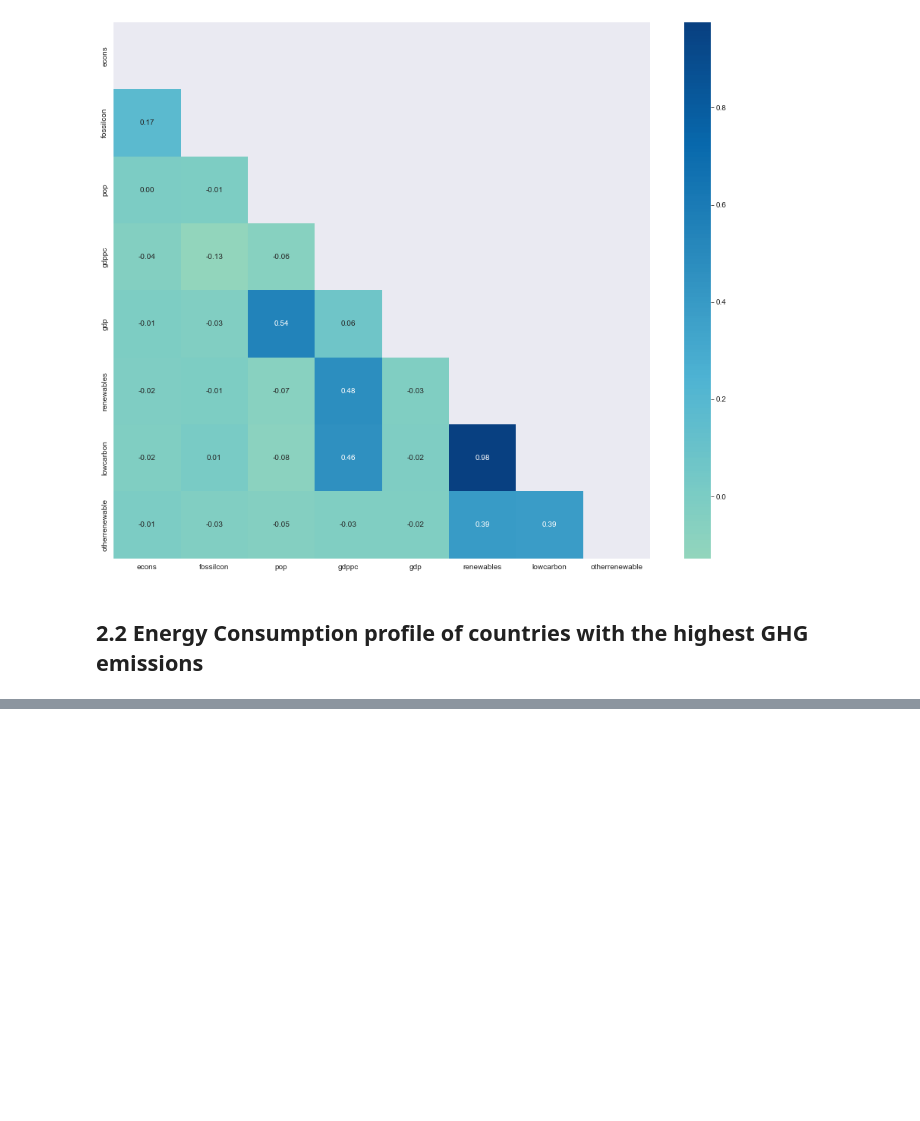
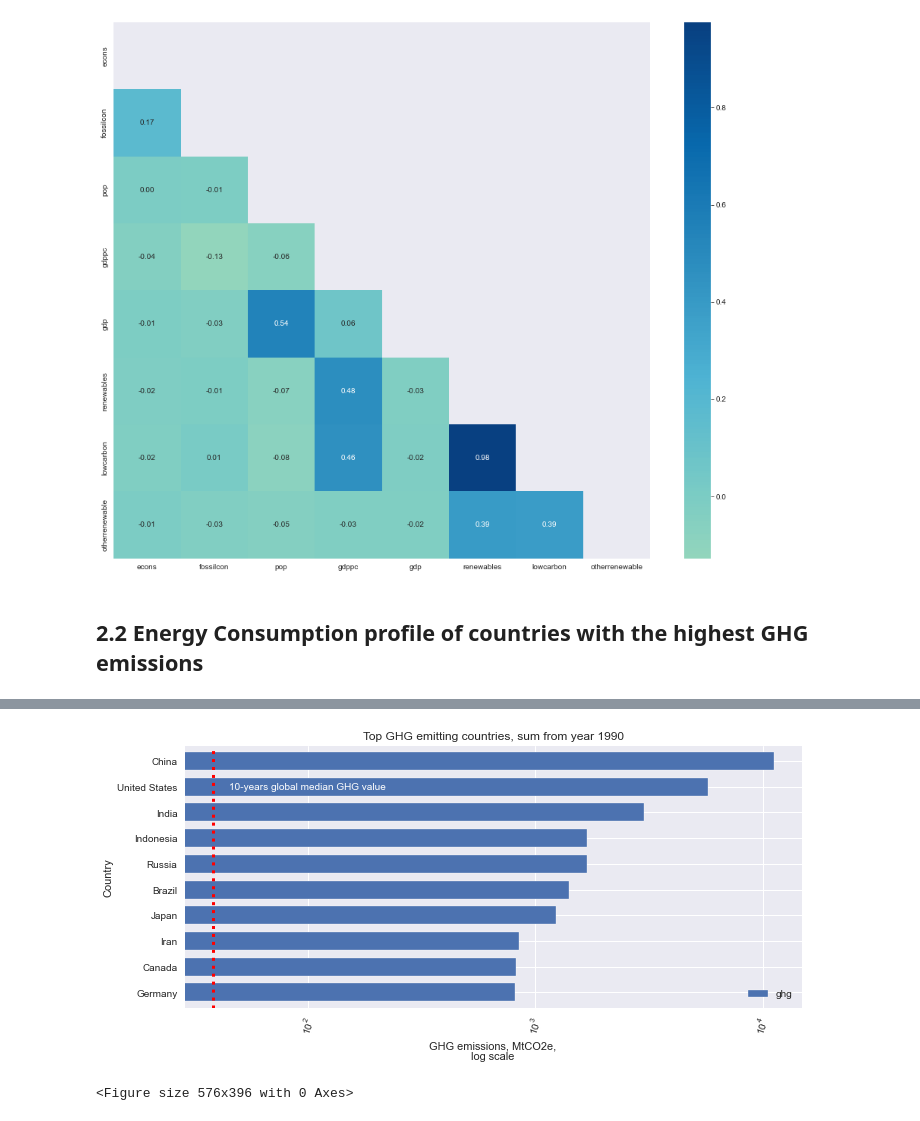
Before and after one commit to Edoardo1996/iornhack-final-project, a Jupyter notebook: main.ipynb, the cells around one changed output, grey strips where cells are left out. Cells and saved outputs as stored; diff of their text form; code cells hidden in the pictures; blank space fills up the shorter version.

```diff
--- a/main.ipynb
+++ b/main.ipynb
@@ -649,0 +643,15 @@ memory usage: 48.9+ KB
+# %%
+# Format
+
+ghg['1990'] = ghg['1990'].replace('false', 0.0)
+ghg['1990'] = ghg['1990'].astype('float64')
+
+ghg.columns = ghg.columns.str.replace('/', '_').str.lower()
+# %%
+# We will need to find the top ten countries based on their GHG emissions level
+
+ghg=pd.melt(ghg, id_vars='country_region',
+            value_vars=['1990', '1991', '1992', '1993', '1994', '1995', '1996', '1997', '1998', '1999', '2000', '2001', '2002', '2003', '2004', '2005', '2006', '2007', '2008', '2009', '2010', '2011', '2012', '2013', '2014', '2015', '2016', '2017', '2018', '2019'],
+            value_name='ghg',
+            var_name='year',
+            ignore_index=False)
@@ -649,0 +660,3 @@ memory usage: 48.9+ KB
+# %%
+# filter for last years
+ghg=ghg[ghg['year']>='2010']
@@ -649,0 +677,49 @@ memory usage: 48.9+ KB
+# %%
+# Choosing the top 10 countries with the largest amount of GHG emissions:
+
+topghg=ghg.groupby('country_region', as_index=False).agg({'ghg': 'median'}).sort_values('ghg', ascending=False).head(10)
+topghg.sort_values('ghg', ascending=False)
+
+# Let's calculate the median value of GHG emission for the last 10 year for all countries for comparison
+
+ghg=ghg[ghg['year']>='2010']
+medianghg=ghg.ghg.median()
+
+# Selecting top countries with the highest GHG emissions from the list of World Energy Consumption
+
+t=[]
+for c in topghg['country_region']:
+    if c not in t:
+        t.append(c)
+
+ctbarh=topghg[topghg['country_region'].isin(t)].sort_values(by='ghg')
+
+plt.style.use('seaborn')
+ctbarh.plot.barh(x='country_region', y='ghg', width=0.7, figsize=(10,5))
+
+plt.title('Top GHG emitting countries, sum from year 1990')
+plt.ylabel('Country')
+plt.xlabel('GHG emissions, MtCO2e,\nlog scale')
+plt.xticks(rotation=70)
+plt.axvline(x=38, linestyle='dotted',color='red', linewidth=3)
+plt.text(x=45, y=7.9, s='10-years global median GHG value', color='white')
+plt.tight_layout()
+plt.xscale('log')
+plt.show()
+# %% [output]
+[figure, added]
+# %%
+import plotly.express as px
+
+ct=ghg[ghg['country_region'].isin(t)]
+
+fig = px.bar(ct, x='country_region', y='ghg', color='country_region',
+             animation_frame="year",
+             animation_group="country_region",
+             range_y=[0, 13000],
+             title=('Total GHG emissions, CO2e: top 10 emitters<br><sup>China and the USA are leading the list with the highest GHG emissions levels</sup>'),
+             labels={'ghg': 'Greenhouse gases emissions, ', 'gdp_per_capita': 'GDP per capita', 'country_region': 'Region'})
+plt.tight_layout()
+fig.show()
+# %% [output]
+<Figure size 576x396 with 0 Axes>
```
Also changed, not shown: parts of 10 cells of this notebook.
